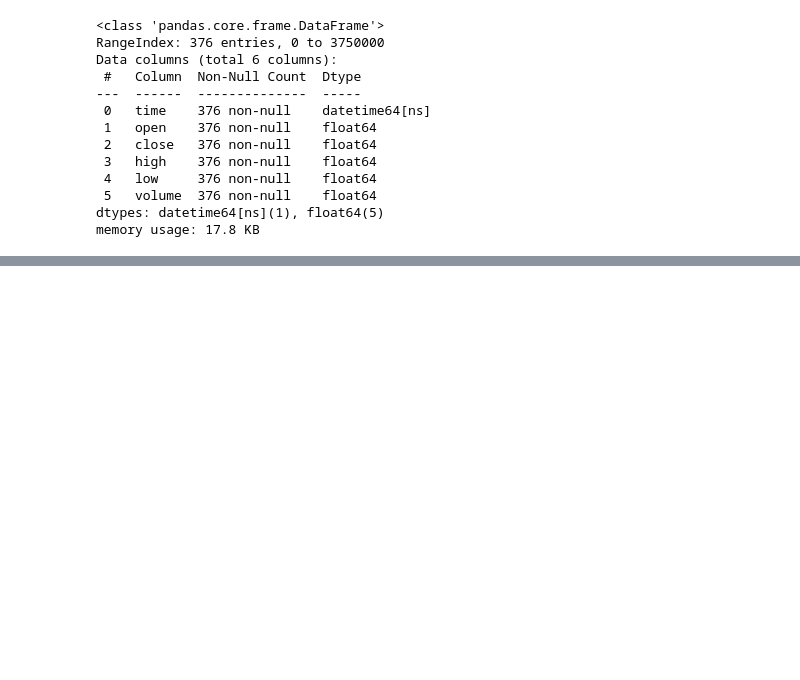
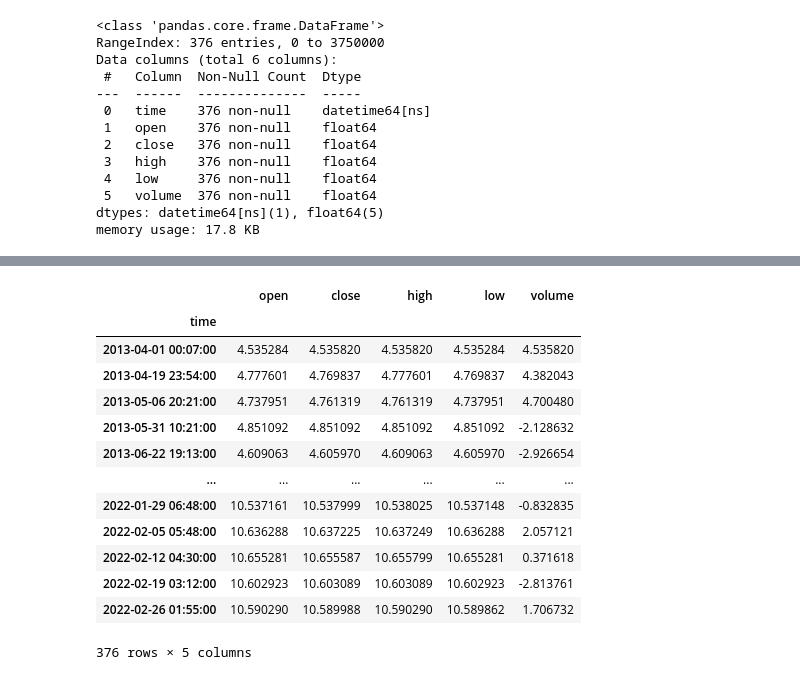
Before and after one commit to lamtrinh259/crypto_forecasting, a Jupyter notebook: notebooks/EDA.ipynb, the cells around one changed output, grey strips where cells are left out. Cells and saved outputs as stored; diff of their text form; code cells hidden in the pictures; blank space fills up the shorter version.

```diff
--- a/notebooks/EDA.ipynb
+++ b/notebooks/EDA.ipynb
@@ -66,0 +149,19 @@ df_downscale = df.
+# %%
+## linear difference
+X_linearized.set_index('time',inplace=True)
+X_linearized
+# %% [output]
+|  | open | close | high | low | volume |
+| time |  |  |  |  |  |
+| 2013-04-01 00:07:00 | 4.535284 | 4.535820 | 4.535820 | 4.535284 | 4.535820 |
+| 2013-04-19 23:54:00 | 4.777601 | 4.769837 | 4.777601 | 4.769837 | 4.382043 |
+| 2013-05-06 20:21:00 | 4.737951 | 4.761319 | 4.761319 | 4.737951 | 4.700480 |
+| 2013-05-31 10:21:00 | 4.851092 | 4.851092 | 4.851092 | 4.851092 | -2.128632 |
+| 2013-06-22 19:13:00 | 4.609063 | 4.605970 | 4.609063 | 4.605970 | -2.926654 |
+| ... | ... | ... | ... | ... | ... |
+| 2022-01-29 06:48:00 | 10.537161 | 10.537999 | 10.538025 | 10.537148 | -0.832835 |
+| 2022-02-05 05:48:00 | 10.636288 | 10.637225 | 10.637249 | 10.636288 | 2.057121 |
+| 2022-02-12 04:30:00 | 10.655281 | 10.655587 | 10.655799 | 10.655281 | 0.371618 |
+| 2022-02-19 03:12:00 | 10.602923 | 10.603089 | 10.603089 | 10.602923 | -2.813761 |
+| 2022-02-26 01:55:00 | 10.590290 | 10.589988 | 10.590290 | 10.589862 | 1.706732 |
+376 rows × 5 columns
```
Also changed, not shown: parts of 12 cells of this notebook.
